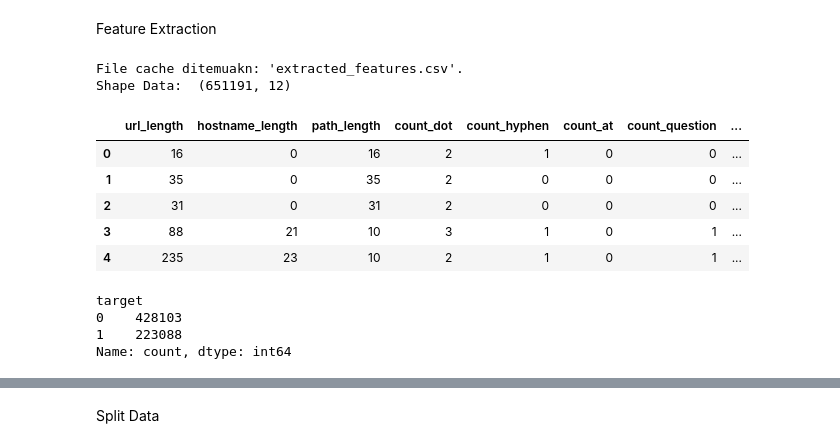
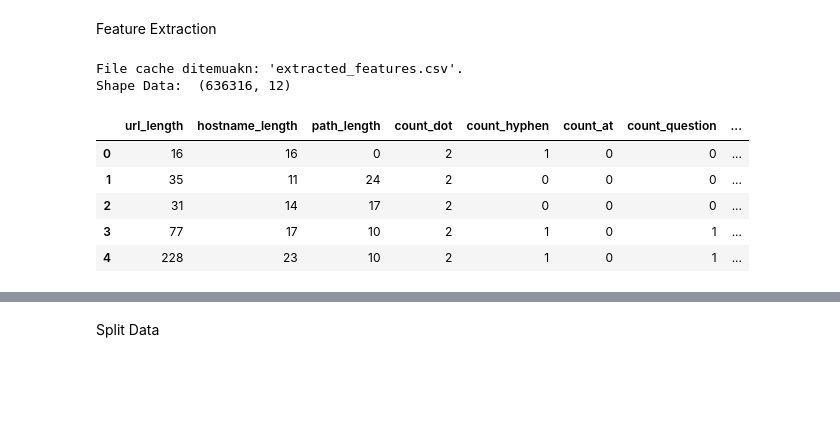
Before and after one commit to Deikazen/cek-link-pishing, a Jupyter notebook: phishing_detection.ipynb, the cells around one changed output, grey strips where cells are left out. Cells and saved outputs as stored; diff of their text form; code cells hidden in the pictures; blank space fills up the shorter version.

```diff
--- a/phishing_detection.ipynb
+++ b/phishing_detection.ipynb
@@ -40,10 +80,30 @@ def get_features(url):
     # Konversi ke string jaga-jaga kalau ada data bukan string
     url = str(url)
 
+    if not url.startswith(('http://', 'https://')):
+        parse_url = "http://" + url
+    else:
+        parse_url = url
+
+    try:
+        parsed = urlparse(parse_url)
+        hostname = parsed.netloc
+        path = parsed.path
+    except ValueError:
+        temp_url = parse_url.replace("http://", "").replace("https://", "")
+
+        if "/" in temp_url:
+            parts = temp_url.split('/', 1)
+            hostname = parts[0]
+            path = "/" + parts[1]
+        else:
+            hostname = temp_url
+            path = ""
+
     # A. Fitur Panjang
     features['url_length'] = len(url)
-    features['hostname_length'] = len(urlparse(url).netloc)
-    features['path_length'] = len(urlparse(url).path)
+    features['hostname_length'] = len(hostname)
+    features['path_length'] = len(path)
 
     # B. Fitur Karakter Spesial
     features['count_dot'] = url.count('.')
@@ -61,31 +121,24 @@ def get_features(url):
 # %%
 if os.path.exists(cache_file):
     print(f"File cache ditemuakn: '{cache_file}'.")
-    final_df = pd.read_csv(cache_file)
+    df_feature = pd.read_csv(cache_file)
 else:
     print('cache file tidak ditemukan. Ekstraksi...')
     feature_df = df['url'].apply(get_features)
 
-    final_df = pd.concat([feature_df, df['target']], axis=1)
+    df_feature = pd.concat([feature_df, df['target']], axis=1)
 
-    final_df.to_csv(cache_file, index=False)
+    df_feature.to_csv(cache_file, index=False)
     print(f"Ekstraksi Selesai!, data disimpan ke '{cache_file}'")
 
-print("Shape Data: ", final_df.shape )
-final_df.head()
+print("Shape Data: ", df_feature.shape )
+df_feature.head()
 # %% [output]
 File cache ditemuakn: 'extracted_features.csv'.
-Shape Data:  (651191, 12)
+Shape Data:  (636316, 12)
 |  | url_length | hostname_length | path_length | count_dot | count_hyphen | count_at | count_question | ... |
-| 0 | 16 | 0 | 16 | 2 | 1 | 0 | 0 | ... |
-| 1 | 35 | 0 | 35 | 2 | 0 | 0 | 0 | ... |
-| 2 | 31 | 0 | 31 | 2 | 0 | 0 | 0 | ... |
-| 3 | 88 | 21 | 10 | 3 | 1 | 0 | 1 | ... |
-| 4 | 235 | 23 | 10 | 2 | 1 | 0 | 1 | ... |
+| 0 | 16 | 16 | 0 | 2 | 1 | 0 | 0 | ... |
+| 1 | 35 | 11 | 24 | 2 | 0 | 0 | 0 | ... |
+| 2 | 31 | 14 | 17 | 2 | 0 | 0 | 0 | ... |
+| 3 | 77 | 17 | 10 | 2 | 1 | 0 | 1 | ... |
+| 4 | 228 | 23 | 10 | 2 | 1 | 0 | 1 | ... |
-# %%
-print(final_df['target'].value_counts())
-# %% [output]
-target
-0    428103
-1    223088
-Name: count, dtype: int64
```
Also changed, not shown: parts of 19 cells of this notebook, 6 other files.
